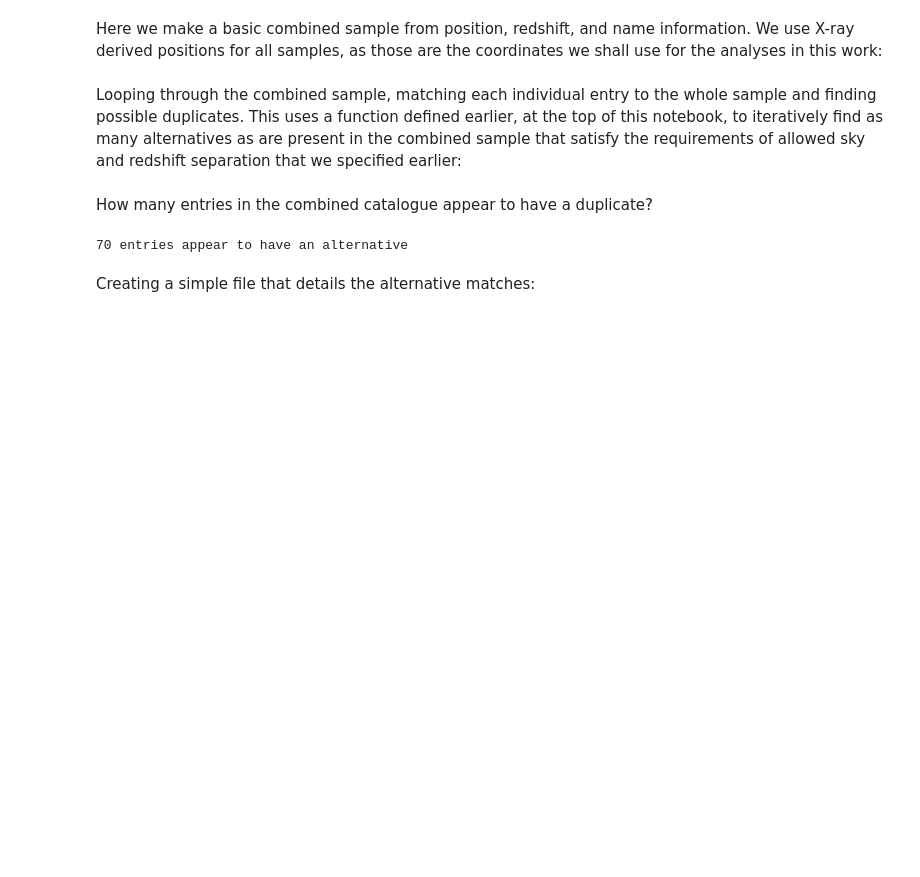
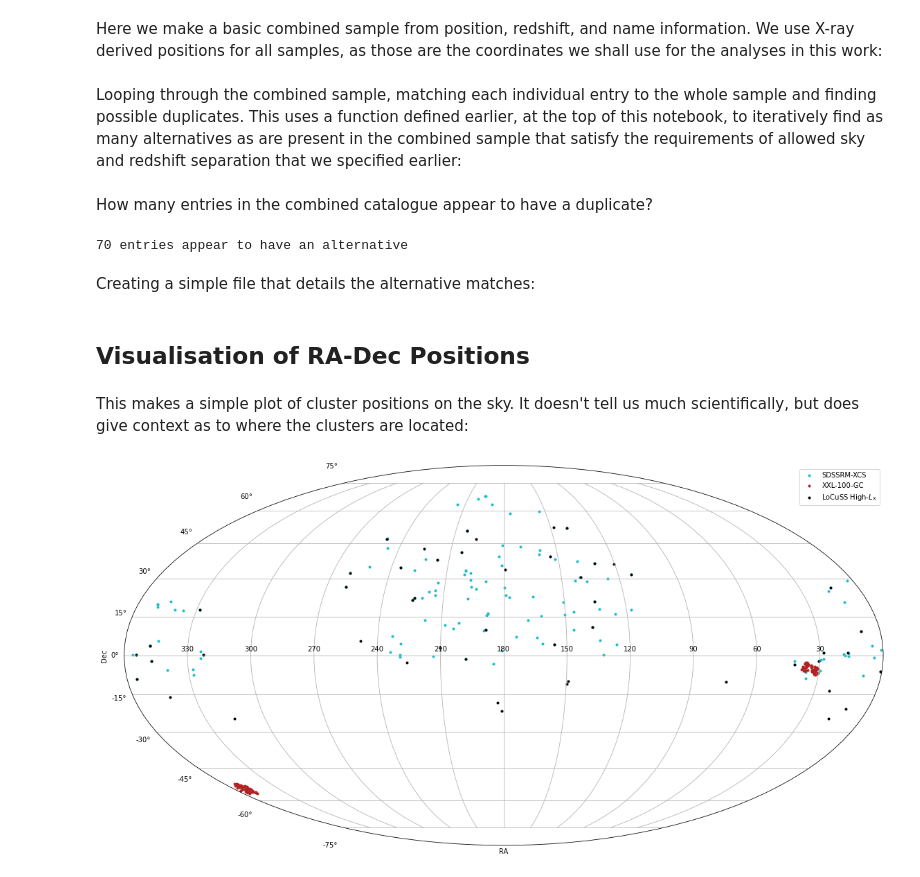
Before and after one commit to DavidT3/XCS-Mass-Paper-I-Analysis, a Jupyter notebook: notebooks/sample_properties.ipynb, the cells around one changed output. Cells and saved outputs as stored; diff of their text form; code cells hidden in the pictures; blank space fills up the shorter version.

Commit message:
Polished up the sample_properties notebook and re-ran. Also added a bit that plots the sample positions on the sky

```diff
--- a/notebooks/sample_properties.ipynb
+++ b/notebooks/sample_properties.ipynb
@@ -426,3 +386,46 @@ cols = ['name', 'ra', 'dec', 'z', 'sample', 'alt_name', 'alt_samp']
 alt_df = pd.DataFrame(data=data, columns=cols)
 alt_df.head(10)
 alt_df.to_csv("../sample_files/combined_sample_duplicates.csv", index=False)
+# %% [markdown]
+## Visualisation of RA-Dec Positions
+# %% [markdown]
+This makes a simple plot of cluster positions on the sky. It doesn't tell us much scientifically, but does give context as to where the clusters are located:
+# %%
+# Extract the RAs and Decs, shift them to the flipped x-axis astronomy convention, convert to radians
+sdssxcs_ra = Quantity(xcs3p['xapa_ra'].values-180, 'deg')
+sdssxcs_ra = -sdssxcs_ra
+sdssxcs_ra = sdssxcs_ra.to('rad')
+sdssxcs_dec = Quantity(xcs3p['xapa_dec'].values, 'deg').to('rad')
+
+xxl_ra = Quantity(xxlgc100['ra'].values-180, 'deg')
+xxl_ra = -xxl_ra
+xxl_ra = xxl_ra.to('rad')
+xxl_dec = Quantity(xxlgc100['dec'].values, 'deg').to('rad')
+
+locuss_ra = Quantity(locuss['ra'].values-180, 'deg')
+locuss_ra = -locuss_ra
+locuss_ra = locuss_ra.to('rad')
+locuss_dec = Quantity(locuss['dec'].values, 'deg').to('rad')
+
+# Setting up the figure
+fig = plt.figure(figsize=(16, 10))
+# Adding a subplot specifically with the Mollweide projection
+ax = fig.add_subplot(111, projection='mollweide' )
+# Add all of the RA-Dec pairs as dots
+ax.scatter(sdssxcs_ra, sdssxcs_dec, marker='.', color=xcs3p_colour, label='SDSSRM-XCS')
+ax.scatter(xxl_ra, xxl_dec, marker='.', color=xxlgc100_colour, label='XXL-100-GC')
+ax.scatter(locuss_ra, locuss_dec, marker='.', color=locuss_colour, label=r'LoCuSS High-$L_{\rm{X}}$')
+
+# Set up a grid and custom hour labels for the RA axis
+ax.grid(True)
+ax.set_xticklabels(['330','300','270','240','210','180','150','120','90','60','30'])
+# Create x and y axis labels
+plt.xlabel('RA')
+plt.ylabel(r'Dec')
+
+plt.legend()
+plt.tight_layout()
+plt.savefig('../outputs/non_paper_figures/SDSSRMXCS+XXL+LoCUSS_radec.png')
+plt.show()
+# %% [output]
+[figure, added]
```
Also changed, not shown: parts of 8 cells of this notebook, 6 other files.
